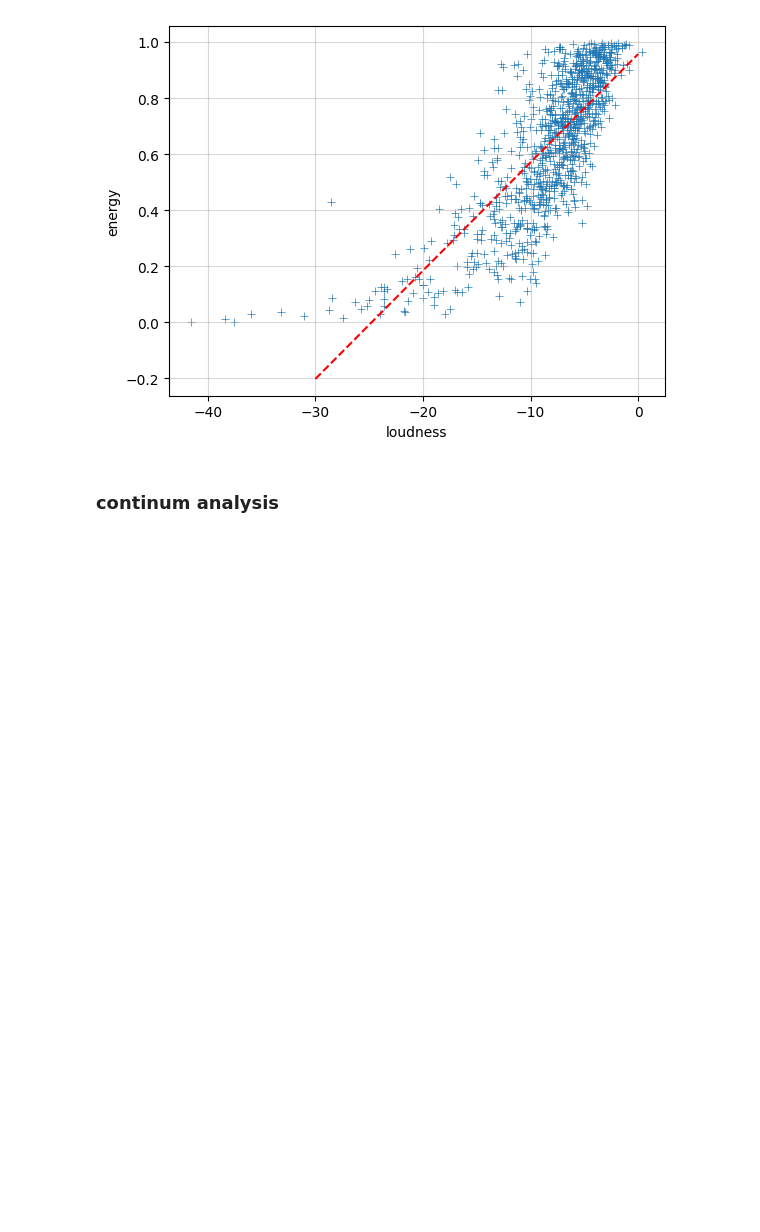
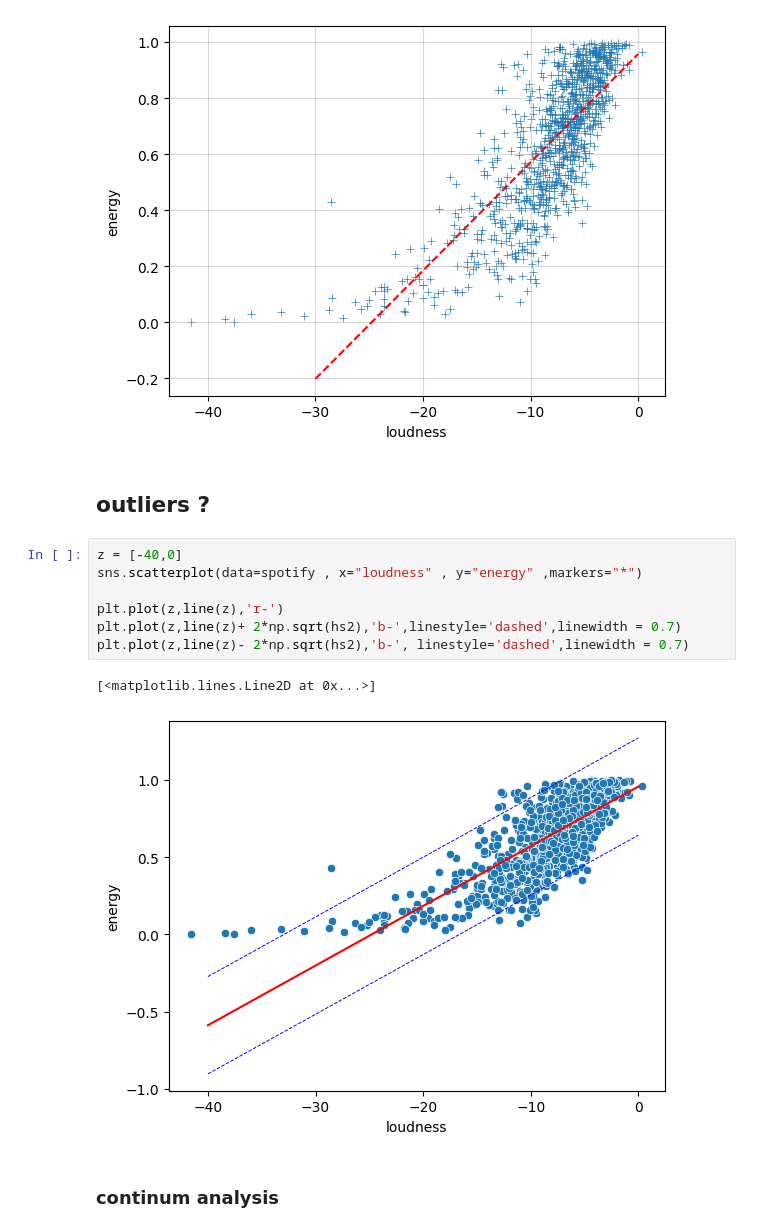
Before and after one commit to EnzoCentrale/Personal-Project, a Jupyter notebook: Project.ipynb, the cells around one changed output. Cells and saved outputs as stored; diff of their text form; blank space fills up the shorter version.

```diff
--- a/Project.ipynb
+++ b/Project.ipynb
@@ -200,6 +200,18 @@ plt.plot(boundaries,line(boundaries),'r--')
 plt.grid(alpha = 0.5)
 # %% [output]
 [figure]
+# %% [markdown]
+## outliers ?
+# %%
+z = [-40,0]
+sns.scatterplot(data=spotify , x="loudness" , y="energy" ,markers="*")
+
+plt.plot(z,line(z),'r-')
+plt.plot(z,line(z)+ 2*np.sqrt(hs2),'b-',linestyle='dashed',linewidth = 0.7)
+plt.plot(z,line(z)- 2*np.sqrt(hs2),'b-', linestyle='dashed',linewidth = 0.7)
+# %% [output]
+[<matplotlib.lines.Line2D at 0x...>]
+[figure, added]
 # %% [markdown]
 ### continum analysis
 # %%
```
Also changed, not shown: parts of 7 cells of this notebook.
